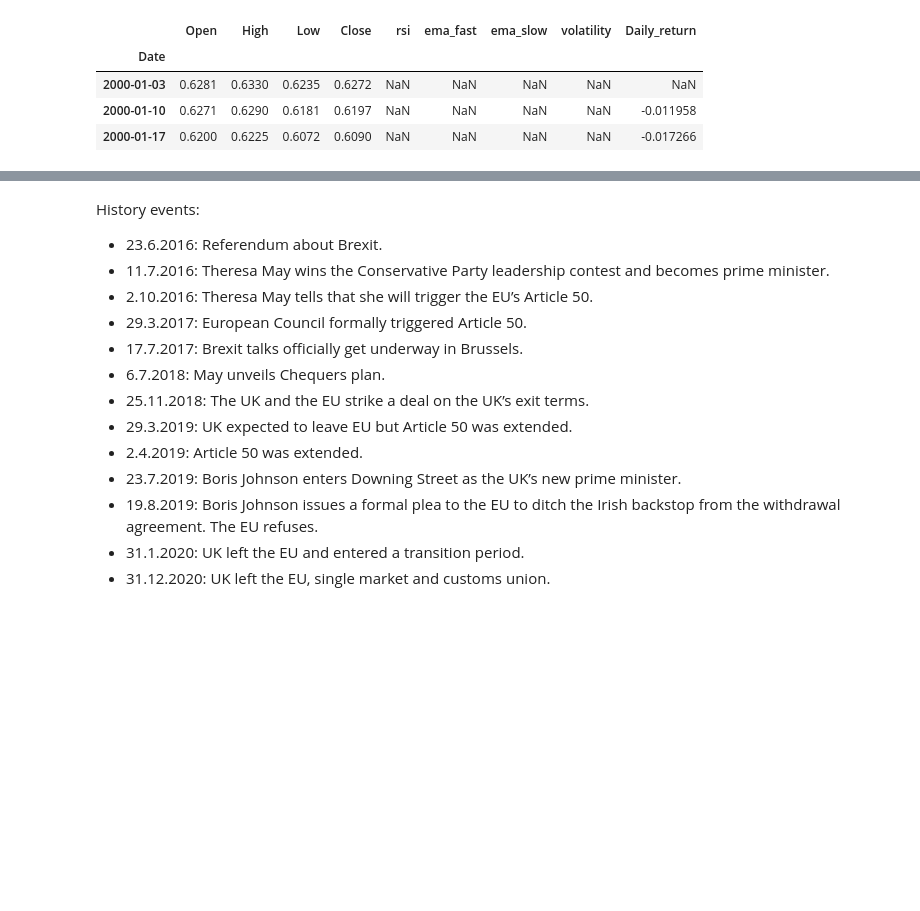
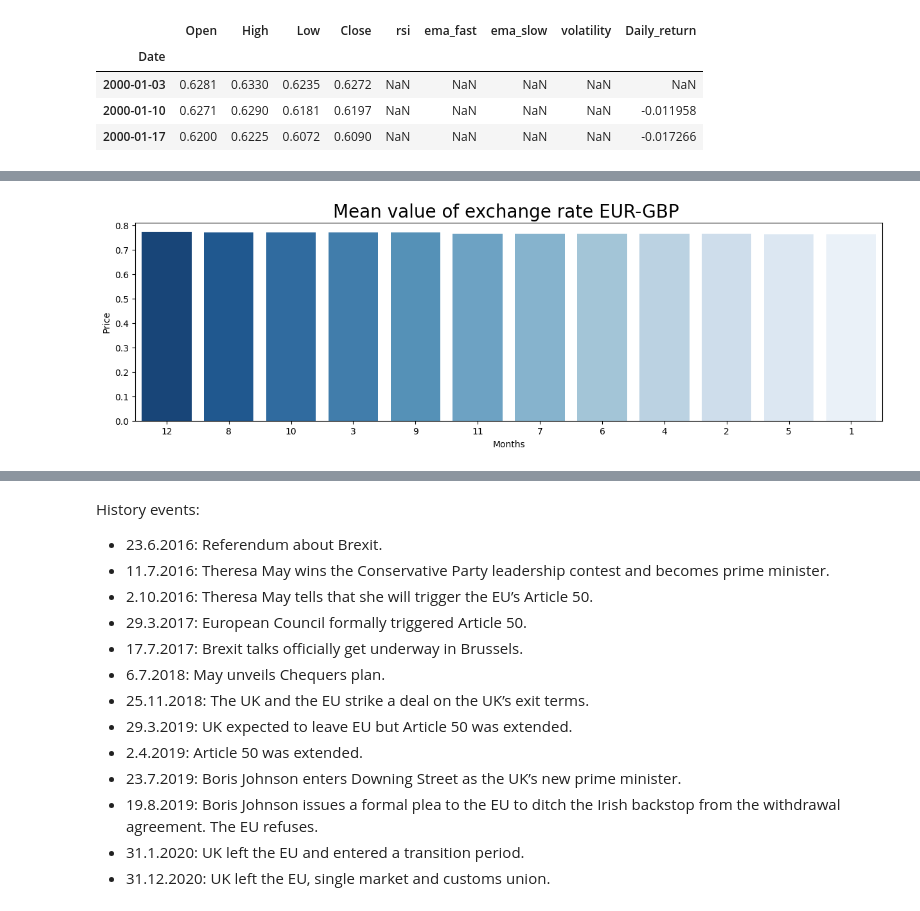
Before and after one commit to dominikapetru/femhack, a Jupyter notebook: fem_hack.ipynb, the cells around one changed output, grey strips where cells are left out. Saved outputs shown, nothing was run; the diff lists cells and outputs as text; code cells hidden in the pictures; blank space fills up the shorter version.

```diff
--- a/fem_hack.ipynb
+++ b/fem_hack.ipynb
@@ -129,0 +136,4 @@ History events:
+# %%
+df['Month'] = pd.DatetimeIndex(df.index).month
+df['Year'] = pd.DatetimeIndex(df.index).year
+df.head(3)
@@ -129,0 +146,17 @@ History events:
+# %%
+#months with higher average
+high_close = df.groupby(by=["Month"]).mean()
+high_close = high_close.sort_values(['Close'],ascending=False)
+high_close['Month'] = high_close.index
+high_close.reset_index(drop=True, inplace=True)
+
+plt.figure(figsize =(15, 4))
+sns.barplot(x="Month", y="Close", data=high_close,order=high_close['Month'], palette="Blues_r")
+
+plt.title("Mean value of exchange rate EUR-GBP ",fontsize=20)
+plt.xlabel("Months")
+plt.ylabel("Price")
+plt.savefig('2.png',bbox_inches='tight')
+plt.show()
+# %% [output]
+[figure, added]
```
Also changed, not shown: parts of 25 cells of this notebook.
